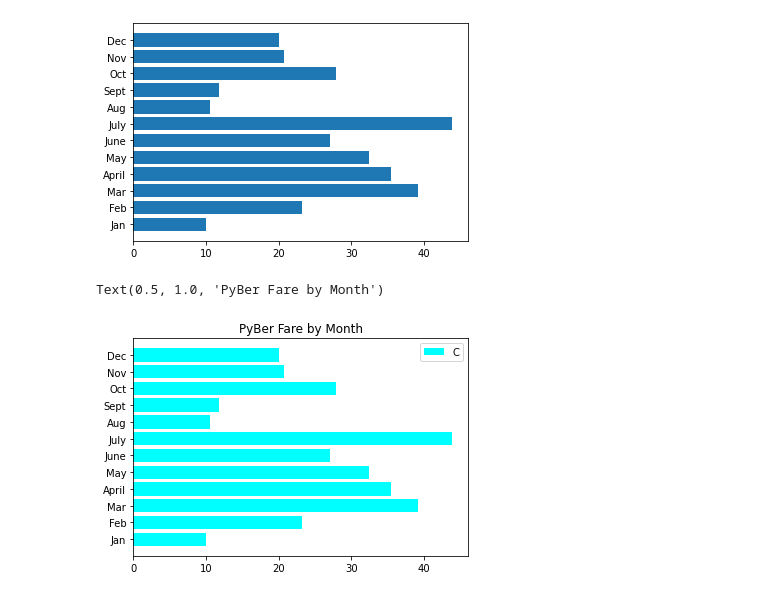
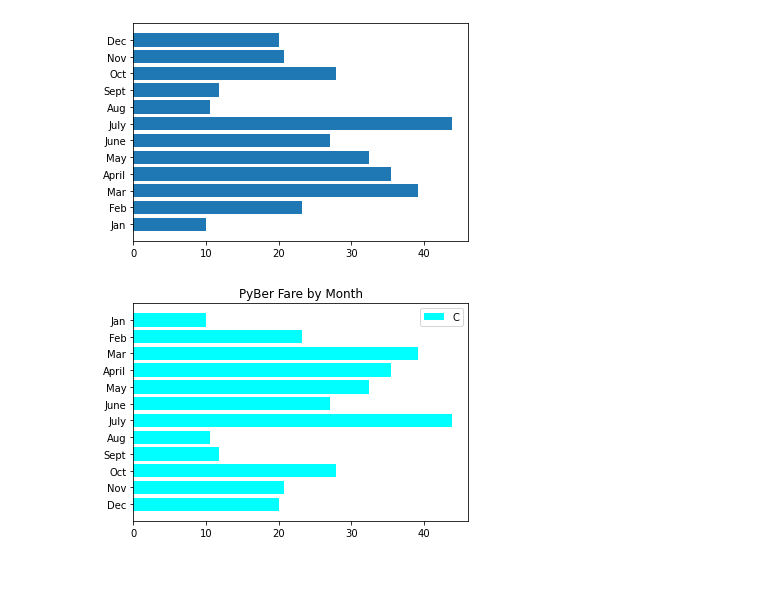
Before and after one commit to davidatoms/PyBer_Analysis, a Jupyter notebook: matplotlib_practice.ipynb, the cells around one changed output. Saved outputs shown, nothing was run; the diff lists cells and outputs as text; code cells hidden in the pictures.

```diff
--- a/matplotlib_practice.ipynb
+++ b/matplotlib_practice.ipynb
@@ -155,13 +155,13 @@ ax.barh(x_axis, y_axis)
 # %%
 # Skill Drill
 # Plot the graph
 fig, ax = plt.subplots()
 ax.barh(x_axis, y_axis, color="cyan", label="Chicago")
 # Add a legend
 plt.legend("Chicago")
 # Add a title
 plt.title("PyBer Fare by Month")
 # Switch the axis so that Fare($) data is on the x-axis
+plt.gca().invert_yaxis()
 # %% [output]
-Text(0.5, 1.0, 'PyBer Fare by Month')
-[figure, old version]
+[figure, new version]
```
Also changed, not shown: 1 other file.
